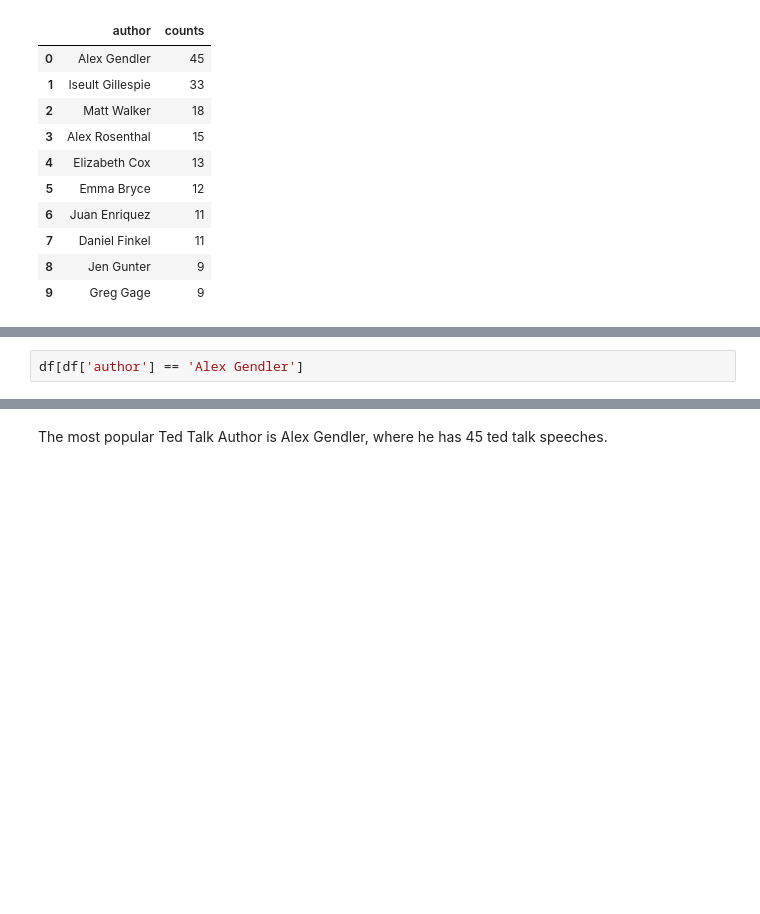
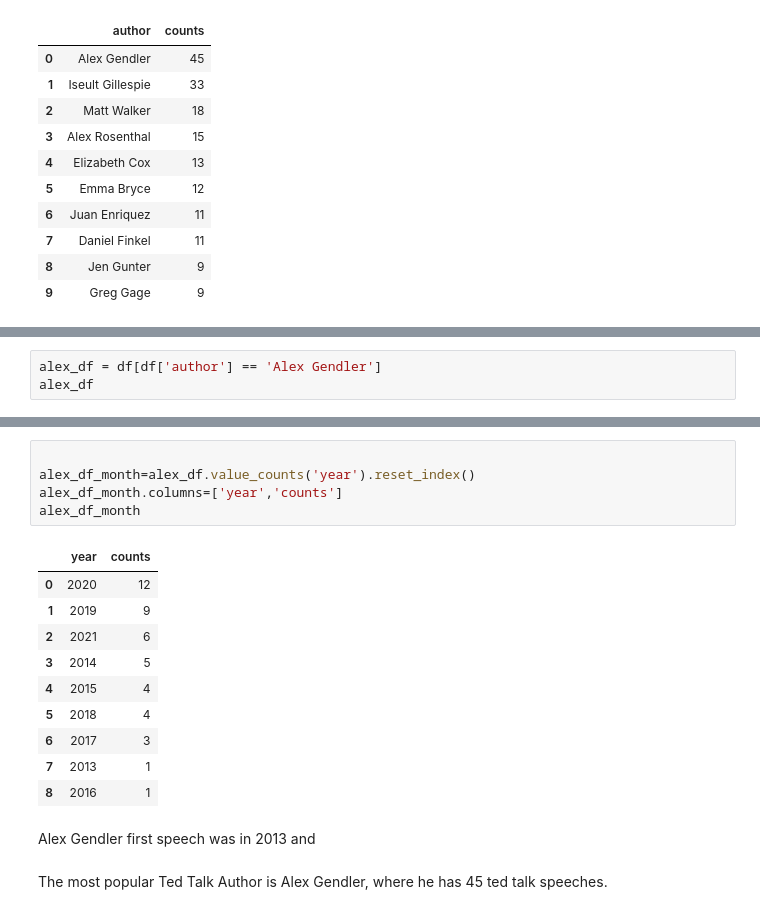
Before and after one commit to Rawanalmobarak/Ted-Talk, a Jupyter notebook: Ted_Talks.ipynb, the cells around one changed output, grey strips where cells are left out. Saved outputs shown, nothing was run; the diff lists cells and outputs as text; blank space fills up the shorter version.

```diff
--- a/Ted_Talks.ipynb
+++ b/Ted_Talks.ipynb
@@ -218,7 +218,8 @@ fig.show()
 # %% [output]
 [interactive output not drawn]
 # %%
-df[df['author'] == 'Alex Gendler']
+alex_df = df[df['author'] == 'Alex Gendler']
+alex_df
 # %% [output]
 |  | title | author | date | views | likes | link | year | month |
 | 66 | Blood, concrete, and dynamite: Bu... | Alex Gendler | December 2021 | 724000 | 21000 | https://ted.com/talks/alex_gendle... | 2021 | December |
@@ -237,6 +238,24 @@ df[df['author'] == 'Alex Gendler']
 | 3559 | How tsunamis work | Alex Gendler | April 2014 | 7600000 | 228000 | https://ted.com/talks/alex_gendle... | 2014 | April |
 | 3610 | Why do we cry? The three types of... | Alex Gendler | February 2014 | 6500000 | 196000 | https://ted.com/talks/alex_gendle... | 2014 | February |
 | 3812 | Myths and misconceptions about ev... | Alex Gendler | July 2013 | 2600000 | 79000 | https://ted.com/talks/alex_gendle... | 2013 | July |
+# %%
+
+alex_df_month=alex_df.value_counts('year').reset_index()
+alex_df_month.columns=['year','counts']
+alex_df_month
+# %% [output]
+|  | year | counts |
+| 0 | 2020 | 12 |
+| 1 | 2019 | 9 |
+| 2 | 2021 | 6 |
+| 3 | 2014 | 5 |
+| 4 | 2015 | 4 |
+| 5 | 2018 | 4 |
+| 6 | 2017 | 3 |
+| 7 | 2013 | 1 |
+| 8 | 2016 | 1 |
+# %% [markdown]
+Alex Gendler first speech was in 2013 and
 # %% [markdown]
 The most popular Ted Talk Author is Alex Gendler, where he has 45 ted talk speeches.
 # %%
```
